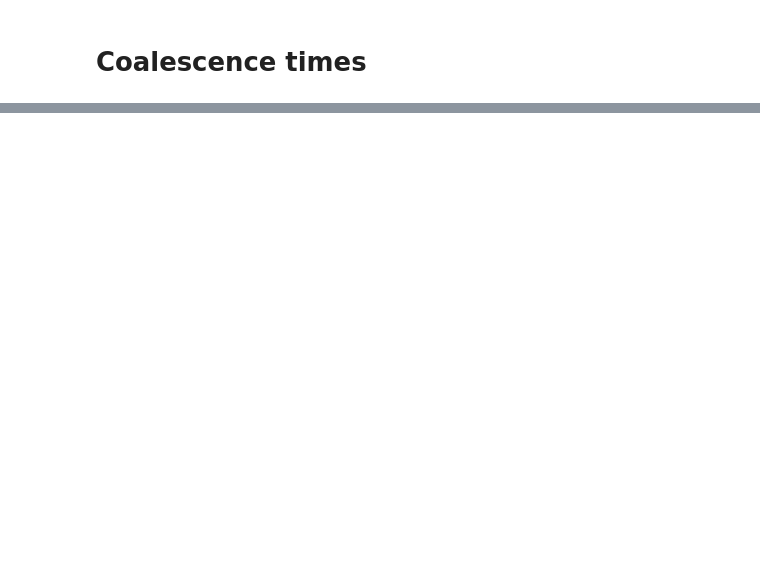
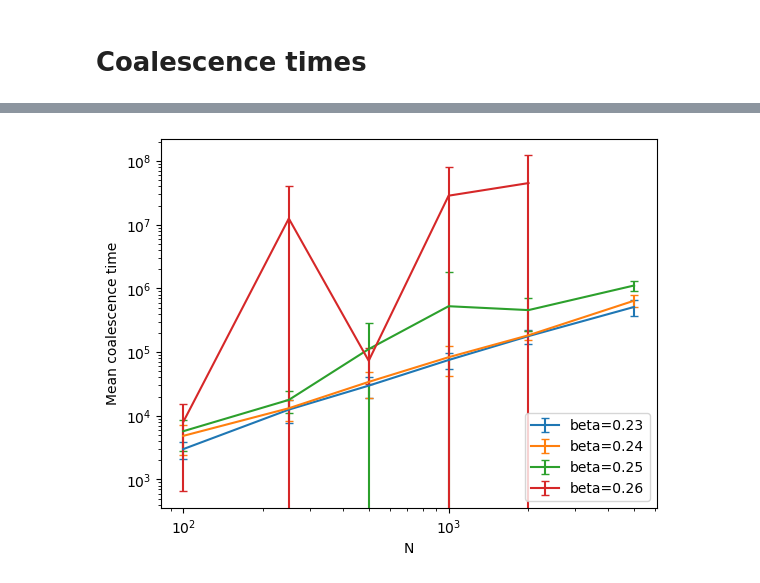
Before and after one commit to LouiseBudzynski/Bounding_Chain_Disordered_Ising_Models, a Jupyter notebook: notebooks/BC_forward_test.ipynb, the cells around one changed output, grey strips where cells are left out. Drawn from its saved outputs; the diff is of its cells as text; code cells hidden in the pictures; blank space fills up the shorter version.

```diff
--- a/notebooks/BC_forward_test.ipynb
+++ b/notebooks/BC_forward_test.ipynb
@@ -69,4 +88,0 @@ Name: beta, dtype: bool
-# %%
-for beta in df['beta'].unique(): # for all distincts values of beta in df
-    sub_df = df[df['beta'] == beta] # subset of df with beta
-    plt.plot(sub_df['N'], sub_df['mean_coal_time'], label=f'beta={beta}')
@@ -74,0 +89,12 @@ for beta in df['beta'].unique(): # for all distincts values of beta in df
+# %%
+df = pd.read_csv(csv_path)
+
+print(df['beta'].unique())
+print(df['sampler'].unique())
+print(df['lazy'].unique())
+print(df['init_mode'].unique())
+print(df['n_runs'].unique())
+print(df['max_iter'].unique())
+print(df['N'].unique())
+print(len(df))  # total number of rows
+df
@@ -74,0 +131,29 @@ for beta in df['beta'].unique(): # for all distincts values of beta in df
+# %%
+mask = (
+    (df['sampler'] == 'F_beta_Glauber') &
+    (df['lazy'] == False) &
+    (df['init_mode'] == 'full_star') &
+    (df['n_runs'] == nb_runs) &
+    (df['max_iter'] == nb_itermax) &
+    (df['frac_coal'] == 1)
+)
+df_filtered = df[mask]
+
+betas_to_exclude = []
+for beta in df_filtered['beta'].unique():
+    if beta in betas_to_exclude:
+        continue
+    sub_df = df_filtered[df_filtered['beta'] == beta]
+    plt.errorbar(sub_df['N'], sub_df['mean_coal_time'],
+                yerr=sub_df['std_coal_time'],
+                label=f'beta={beta:.2f}',
+                capsize=3)
+
+plt.xlabel('N')
+plt.ylabel('Mean coalescence time')
+plt.xscale('log')
+plt.yscale('log')
+plt.legend()
+plt.show()
+# %% [output]
+[figure, added]
```
Also changed, not shown: parts of 15 cells of this notebook, 2 other files.
